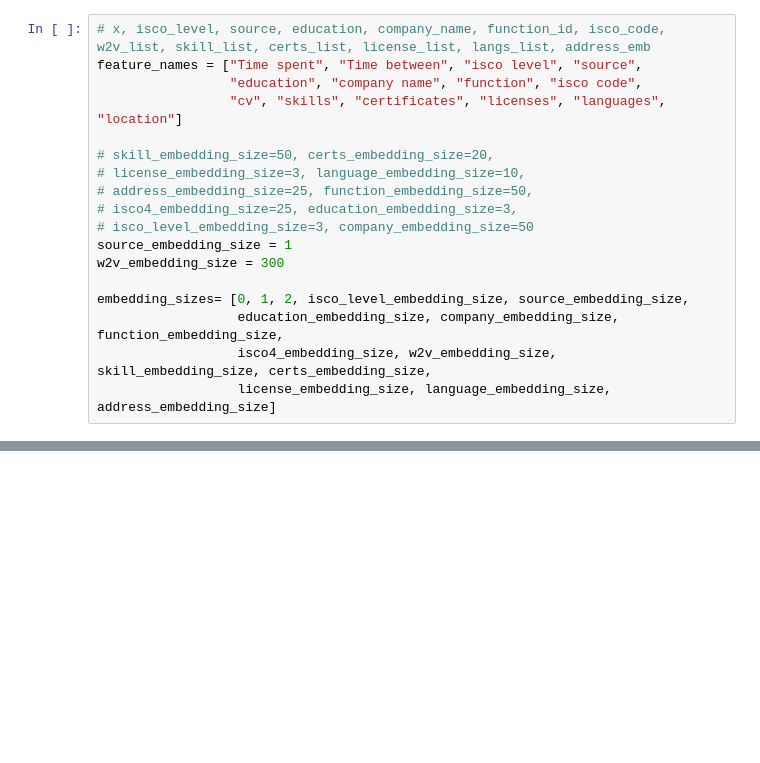
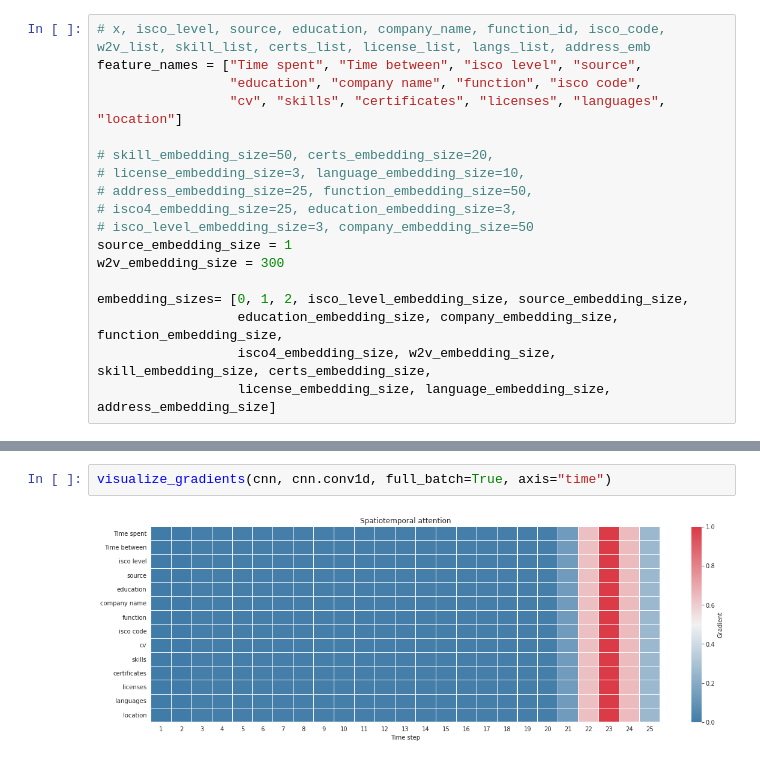
Before and after one commit to maxdata/MSc_thesis, a Jupyter notebook: Explainable/Explainable_CNN.ipynb, the cells around one changed output, grey strips where cells are left out. Saved outputs shown, nothing was run; the diff lists cells and outputs as text; blank space fills up the shorter version.

```diff
--- a/Explainable/Explainable_CNN.ipynb
+++ b/Explainable/Explainable_CNN.ipynb
@@ -971,0 +939,4 @@ for c, i, j in tqdm(valloader):
+# %%
+visualize_gradients(cnn, cnn.conv1d, full_batch=True, axis="time")
+# %% [output]
+[figure, added]
```
Also changed, not shown: parts of 21 cells of this notebook, 1 other file.
